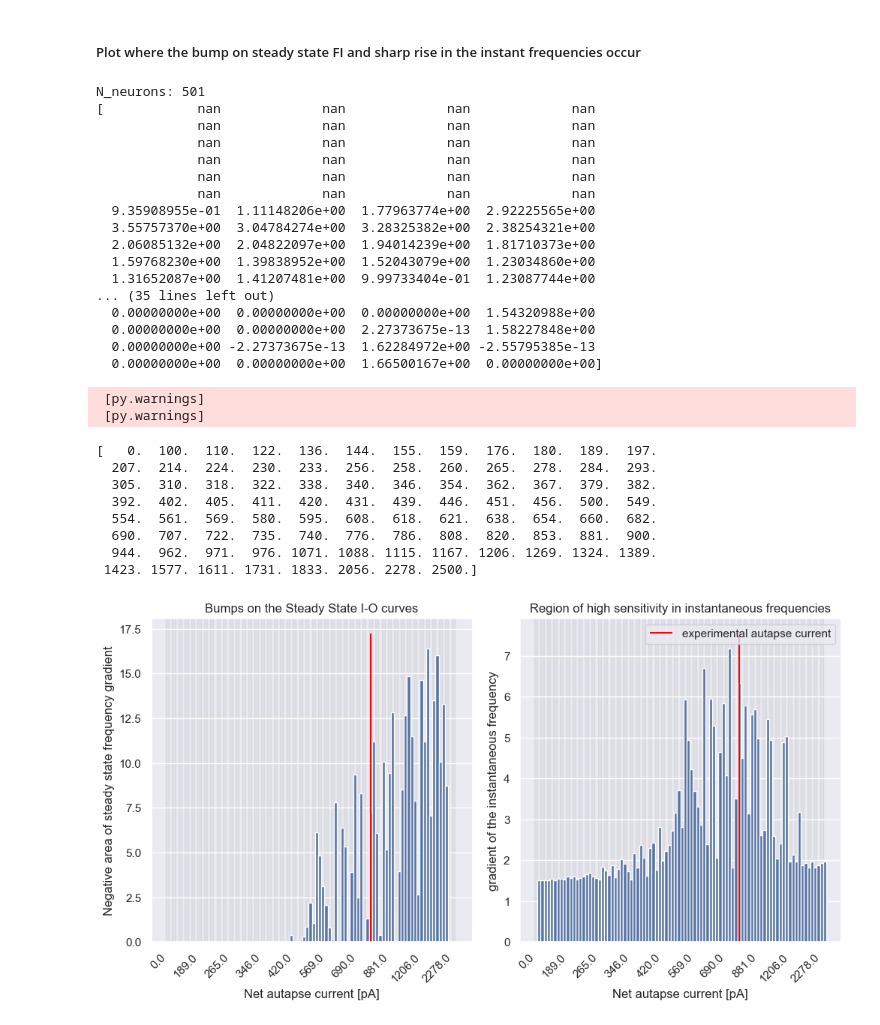
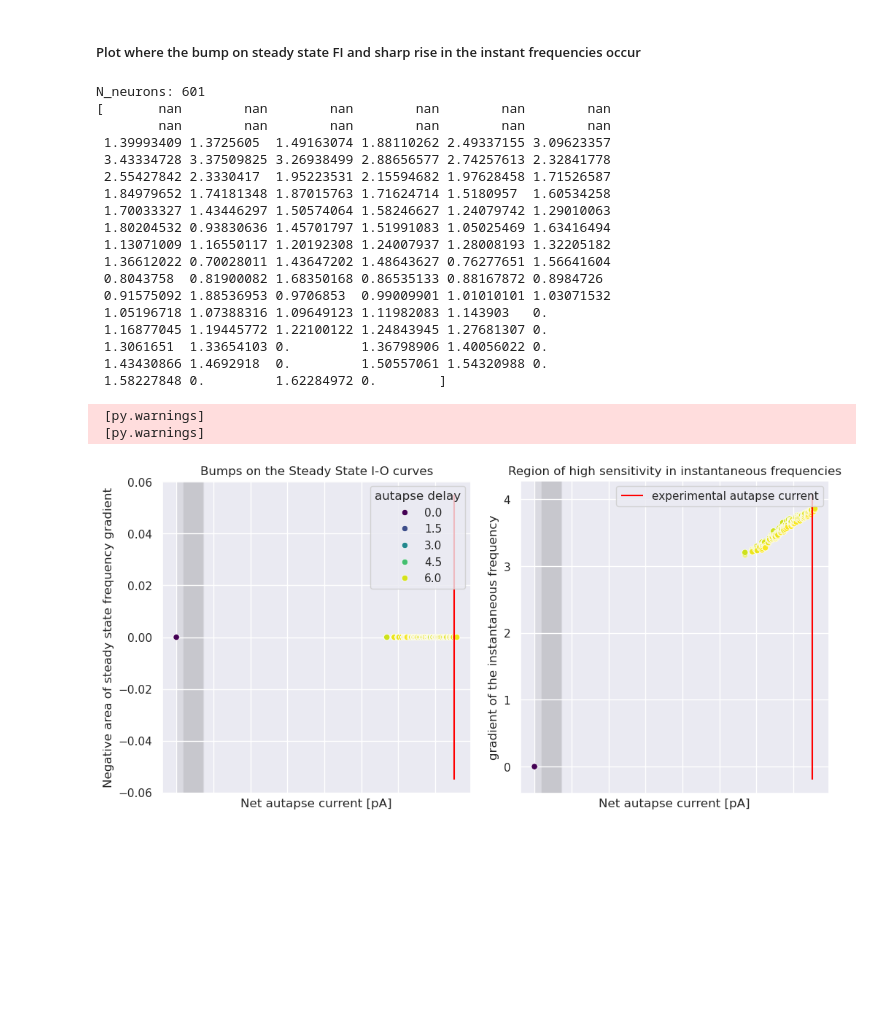
Before and after one commit to liammcs10/AQUA_project, a Jupyter notebook: bursting/derivative_I-O.ipynb, the cells around one changed output. Drawn from its saved outputs; the diff is of its cells as text; code cells hidden in the pictures; blank space fills up the shorter version.

```diff
--- a/bursting/derivative_I-O.ipynb
+++ b/bursting/derivative_I-O.ipynb
@@ -32,11 +32,11 @@ import random
 from simulation import get_F
 # %%
 # initial tests on RS_int
-
-neuron = "RS_int_biexp"
+SAVE = False
+neuron = "RS_int_uniform"
 out_dir = f".//{neuron}//"
 
-filename = f"{neuron}_test.pickle"
+filename = f"{neuron}.pickle"
 with open(filename, 'rb') as file:
     df = pickle.load(file)
 
@@ -186,23 +186,24 @@ dict = {"autapse current": autapse_current[sort_idx],
         "area steady": area_steady[sort_idx]}
 new_df = pd.DataFrame(dict)
 # %% [output]
-N_neurons: 501
-[            nan             nan             nan             nan
-             nan             nan             nan             nan
-             nan             nan             nan             nan
-             nan             nan             nan             nan
-             nan             nan             nan             nan
-             nan             nan             nan             nan
-  9.35908955e-01  1.11148206e+00  1.77963774e+00  2.92225565e+00
-  3.55757370e+00  3.04784274e+00  3.28325382e+00  2.38254321e+00
-  2.06085132e+00  2.04822097e+00  1.94014239e+00  1.81710373e+00
-  1.59768230e+00  1.39838952e+00  1.52043079e+00  1.23034860e+00
-  1.31652087e+00  1.41207481e+00  9.99733404e-01  1.23087744e+00
-... (35 lines left out)
-  0.00000000e+00  0.00000000e+00  0.00000000e+00  1.54320988e+00
-  0.00000000e+00  0.00000000e+00  2.27373675e-13  1.58227848e+00
-  0.00000000e+00 -2.27373675e-13  1.62284972e+00 -2.55795385e-13
-  0.00000000e+00  0.00000000e+00  1.66500167e+00  0.00000000e+00]
+N_neurons: 601
+[       nan        nan        nan        nan        nan        nan
+        nan        nan        nan        nan        nan        nan
+ 1.39993409 1.3725605  1.49163074 1.88110262 2.49337155 3.09623357
+ 3.43334728 3.37509825 3.26938499 2.88656577 2.74257613 2.32841778
+ 2.55427842 2.3330417  1.95223531 2.15594682 1.97628458 1.71526587
+ 1.84979652 1.74181348 1.87015763 1.71624714 1.5180957  1.60534258
+ 1.70033327 1.43446297 1.50574064 1.58246627 1.24079742 1.29010063
+ 1.80204532 0.93830636 1.45701797 1.51991083 1.05025469 1.63416494
+ 1.13071009 1.16550117 1.20192308 1.24007937 1.28008193 1.32205182
+ 1.36612022 0.70028011 1.43647202 1.48643627 0.76277651 1.56641604
+ 0.8043758  0.81900082 1.68350168 0.86535133 0.88167872 0.8984726
+ 0.91575092 1.88536953 0.9706853  0.99009901 1.01010101 1.03071532
+ 1.05196718 1.07388316 1.09649123 1.11982083 1.143903   0.
+ 1.16877045 1.19445772 1.22100122 1.24843945 1.27681307 0.
+ 1.3061651  1.33654103 0.         1.36798906 1.40056022 0.
+ 1.43430866 1.4692918  0.         1.50557061 1.54320988 0.
+ 1.58227848 0.         1.62284972 0.        ]
 # %%
 """
 Plot of derivative metrics as a function of some autapse parameter metrics (net current and delay)
@@ -212,10 +213,10 @@ Plot of derivative metrics as a function of some autapse parameter metrics (net
 fig, ax = plt.subplots(1, 2, figsize = (10, 5))
 plt.tight_layout()
 
-#sns.barplot(data = new_df, x = "autapse current", y = "area steady", hue = "autapse delay", palette = 'viridis', ax = ax[0], width = 1.)
-#sns.barplot(data = new_df, x = "autapse current", y = "instant gradient", hue = "autapse delay", palette = 'viridis', ax = ax[1], width = 1., legend = False)
-sns.barplot(data = new_df, x = "autapse current", y = "area steady", ax = ax[0], width = 1., legend = False, errorbar = None)
-sns.barplot(data = new_df, x = "autapse current", y = "instant gradient", ax = ax[1], width = 1., legend = False, errorbar = None)
+sns.scatterplot(data = new_df, x = "autapse current", y = "area steady", hue = "autapse delay", palette = 'viridis', ax = ax[0])
+sns.scatterplot(data = new_df, x = "autapse current", y = "instant gradient", hue = "autapse delay", palette = 'viridis', ax = ax[1], legend = False)
+#sns.scatterplot(data = new_df, x = "autapse current", y = "area steady", ax = ax[0], width = 1., legend = False, errorbar = None)
+#sns.scatterplot(data = new_df, x = "autapse current", y = "instant gradient", ax = ax[1], width = 1., legend = False, errorbar = None)
 
 # create a legend for the whole figure
 #handles, labels = ax[0].get_legend_handles_labels()     # get legend from ax[0]
@@ -235,6 +236,7 @@ ax[1].set_ylabel("gradient of the instantaneous frequency")
 ax[0].set_xticklabels(ax[0].get_xticklabels(), rotation = 45, ha = 'right')
 ax[1].set_xticklabels(ax[1].get_xticklabels(), rotation = 45, ha = 'right')
 
+'''
 # add a red line at the biological autapse
 labels = np.array([float(t.get_text()) for t in ax[0].get_xticklabels()])
 print(labels)
@@ -243,45 +245,41 @@ x_pos = np.argmin(np.abs(labels - aut_exp))
 
 ax[0].vlines(x_pos, ax[0].get_ylim()[0], ax[0].get_ylim()[1], color = 'red', label = 'experimental autapse current')
 ax[1].vlines(x_pos, ax[1].get_ylim()[0], ax[1].get_ylim()[1], color = 'red', label = 'experimental autapse current')
+'''
+experimental_current = 150/0.2  # 750
+ax[0].vlines(experimental_current, ax[0].get_ylim()[0], ax[0].get_ylim()[1], color = 'red', label = 'experimental autapse current')
+ax[1].vlines(experimental_current, ax[1].get_ylim()[0], ax[1].get_ylim()[1], color = 'red', label = 'experimental autapse current')
 plt.legend()
 
 
 #only show every 10th tick label
 tick_spacing = 10
 positions = range(0, len(df), tick_spacing)
 for ind, label in enumerate(ax[0].get_xticklabels()):
     if ind % 10 == 0:  # Keep the 0th, 10th, 20th...
         label.set_visible(True)
     else:
         label.set_visible(False)
 
 for ind, label in enumerate(ax[1].get_xticklabels()):
     if ind % 10 == 0:  # Keep the 0th, 10th, 20th...
         label.set_visible(True)
     else:
         label.set_visible(False)
 
 
 ax[0].set_title("Bumps on the Steady State I-O curves")
 ax[1].set_title("Region of high sensitivity in instantaneous frequencies")
 ax[0].set_xlabel("Net autapse current [pA]")
 ax[1].set_xlabel("Net autapse current [pA]")
 
 
-plt.savefig(out_dir + "I-O_barplot_net-current.png")
+if SAVE: plt.savefig(out_dir + "I-O_scatter_net-current.png")
 plt.show()
 # %% [output]
  [py.warnings]
  [py.warnings]
-[   0.  100.  110.  122.  136.  144.  155.  159.  176.  180.  189.  197.
-  207.  214.  224.  230.  233.  256.  258.  260.  265.  278.  284.  293.
-  305.  310.  318.  322.  338.  340.  346.  354.  362.  367.  379.  382.
-  392.  402.  405.  411.  420.  431.  439.  446.  451.  456.  500.  549.
-  554.  561.  569.  580.  595.  608.  618.  621.  638.  654.  660.  682.
-  690.  707.  722.  735.  740.  776.  786.  808.  820.  853.  881.  900.
-  944.  962.  971.  976. 1071. 1088. 1115. 1167. 1206. 1269. 1324. 1389.
- 1423. 1577. 1611. 1731. 1833. 2056. 2278. 2500.]
-[figure, old version]
+[figure, new version]
 # %%
 """
 Plot of derivative metrics as a function of autapse strength
```
Also changed, not shown: parts of 5 cells of this notebook, 11 other files.
